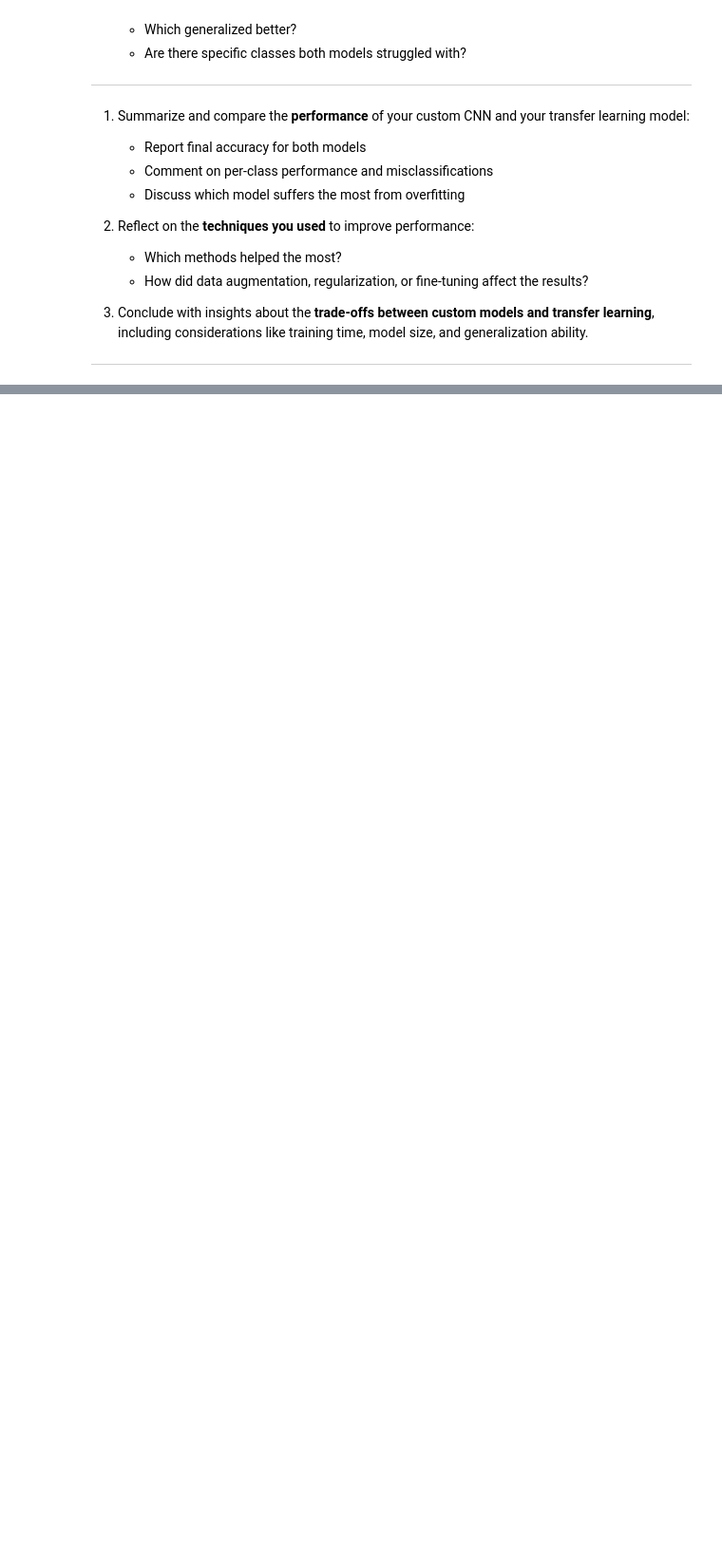
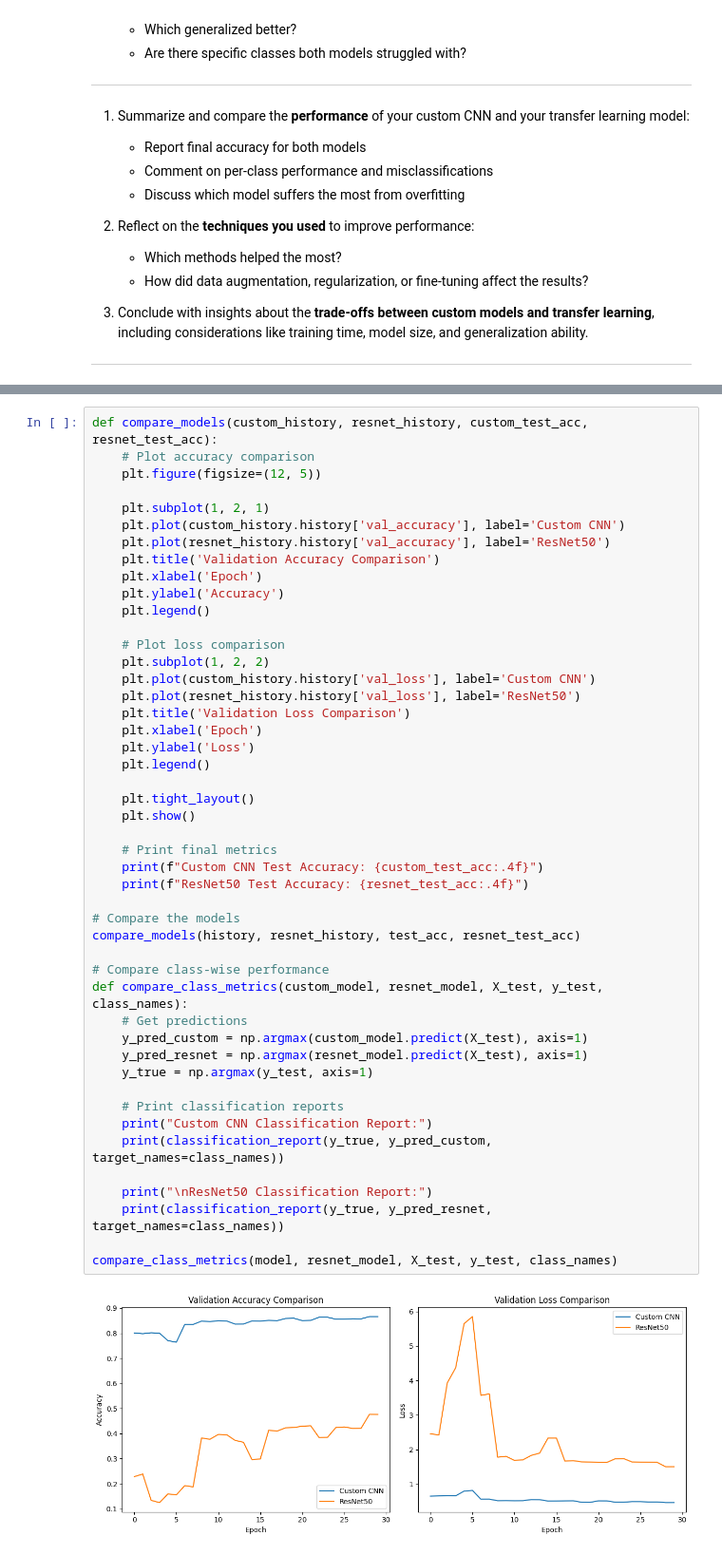
Before and after one commit to pascal-maker/deeplearning, a Jupyter notebook: Assignment_02_convolutional_neural_networks/assignment_02_CNN 2.ipynb, the cells around one changed output, grey strips where cells are left out. Shown at 95% size. Drawn from its saved outputs; the diff is of its cells as text; blank space fills up the shorter version.

```diff
--- a/Assignment_02_convolutional_neural_networks/assignment_02_CNN 2.ipynb
+++ b/Assignment_02_convolutional_neural_networks/assignment_02_CNN 2.ipynb
@@ -170,0 +1009,49 @@ Test data shape: (10000, 32, 32, 3) (10000, 1)
+# %%
+def compare_models(custom_history, resnet_history, custom_test_acc, resnet_test_acc):
+    # Plot accuracy comparison
+    plt.figure(figsize=(12, 5))
+
+    plt.subplot(1, 2, 1)
+    plt.plot(custom_history.history['val_accuracy'], label='Custom CNN')
+    plt.plot(resnet_history.history['val_accuracy'], label='ResNet50')
+    plt.title('Validation Accuracy Comparison')
+    plt.xlabel('Epoch')
+    plt.ylabel('Accuracy')
+    plt.legend()
+
+    # Plot loss comparison
+    plt.subplot(1, 2, 2)
+    plt.plot(custom_history.history['val_loss'], label='Custom CNN')
+    plt.plot(resnet_history.history['val_loss'], label='ResNet50')
+    plt.title('Validation Loss Comparison')
+    plt.xlabel('Epoch')
+    plt.ylabel('Loss')
+    plt.legend()
+
+    plt.tight_layout()
+    plt.show()
+
+    # Print final metrics
+    print(f"Custom CNN Test Accuracy: {custom_test_acc:.4f}")
+    print(f"ResNet50 Test Accuracy: {resnet_test_acc:.4f}")
+
+# Compare the models
+compare_models(history, resnet_history, test_acc, resnet_test_acc)
+
+# Compare class-wise performance
+def compare_class_metrics(custom_model, resnet_model, X_test, y_test, class_names):
+    # Get predictions
+    y_pred_custom = np.argmax(custom_model.predict(X_test), axis=1)
+    y_pred_resnet = np.argmax(resnet_model.predict(X_test), axis=1)
+    y_true = np.argmax(y_test, axis=1)
+
+    # Print classification reports
+    print("Custom CNN Classification Report:")
+    print(classification_report(y_true, y_pred_custom, target_names=class_names))
+
+    print("\nResNet50 Classification Report:")
+    print(classification_report(y_true, y_pred_resnet, target_names=class_names))
+
+compare_class_metrics(model, resnet_model, X_test, y_test, class_names)
+# %% [output]
+[figure, added]
```
Also changed, not shown: parts of 20 cells of this notebook.
